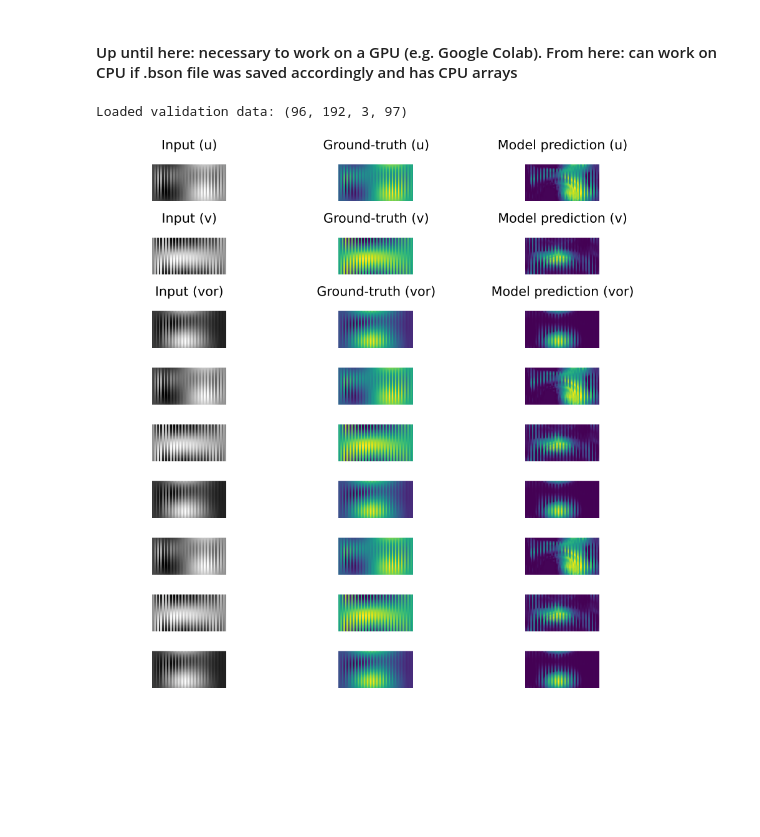
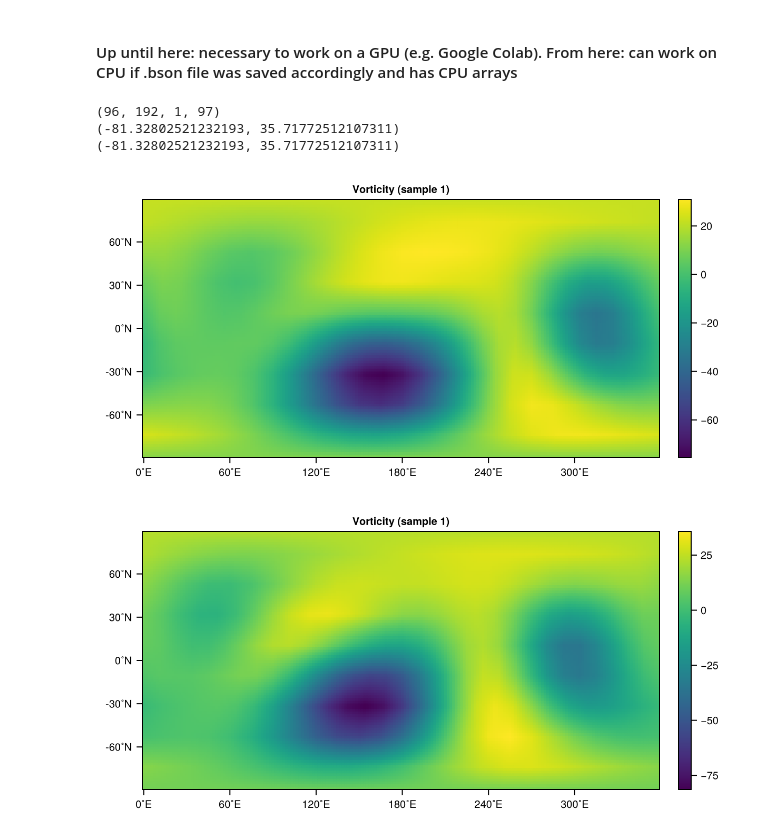
Before and after one commit to marcelovilla/neural-vortex, a Jupyter notebook: models/FNO/FNO2D.ipynb, the cells around one changed output. Drawn from its saved outputs; the diff is of its cells as text; code cells hidden in the pictures; blank space fills up the shorter version.

Commit message:
feat: added error plotting and fixed plotting

```diff
--- a/models/FNO/FNO2D.ipynb
+++ b/models/FNO/FNO2D.ipynb
@@ -649,34 +663,31 @@ i = 1:3
 inputs, ground_truth, predictions = x_valid[:,:,:,i], y_valid[:,:,:,i], pred[:,:,:,i]
 fig = create_comparison_figure(inputs, ground_truth, predictions)
 display(fig)
-# %%
-# see file fno_trunc_5_cpu_100.bson : contains FNO learnings on truncation level 5 for 100 epochs
-
-
-# THIS IS AN EXAMPLE FOR TRUNCATION 5, EPOCH 100
-
-
-using BSON: @load as @bsonload
-using JLD2: @load as @jldload
-using Flux, Plots
-
-trunc = 5
-
-# load CPU model + training data
-@bsonload "fno_trunc_$(trunc)_cpu_100.bson" fno_cpu opt_state_cpu losses
-
-# validation data
-filepath = "fno_trunc_$(trunc).jld2"
-@jldload filepath x_valid y_valid
-
-println("Loaded validation data: ", size(x_valid))
-
-pred = fno_cpu(x_valid)
-
-i = 1:3
-inputs, ground_truth, predictions = x_valid[:,:,:,i], y_valid[:,:,:,i], pred[:,:,:,i]
-fig = create_comparison_figure(inputs, ground_truth, predictions)
-display(fig)
-# %% [output]
-Loaded validation data: (96, 192, 3, 97)
-[figure, removed]
+# %%
+filepath = "fno_trunc_$(trunc).jld2"
+@jldload filepath x_test y_test
+
+vor_array = x_test[:, :, 1, 97]                     # vorticity at sample 1
+println(size(x_test))               # should be (96,192,1,97)
+println(extrema(x_test[:,:,1,1]))   # timestep 384
+println(extrema(x_test[:,:,1, 1]))   # timestep 385
+vor_field = FullGaussianGrid(vor_array, input_as=Matrix)
+CM.heatmap(vor_field, title="Vorticity (sample 1)")
+# %% [output]
+(96, 192, 1, 97)
+(-81.32802521232193, 35.71772512107311)
+(-81.32802521232193, 35.71772512107311)
+[figure, added]
+# %%
+using CairoMakie
+CM = CairoMakie
+
+data = JLD2.load("/Users/helenakohler/Documents/TUM_CSE/2_SS25/MMLDS/neural-vortex/run_0001/trunc_5.jld2")
+diag = data["output_vector"][382][2]
+
+vor_arr = octa_to_rect_grid(diag.grid.vor_grid; nlat=96, nlon=192)
+vor_grid = FullGaussianGrid(vor_arr, input_as=Matrix )
+
+CM.heatmap(vor_grid, title="Vorticity (sample 1)")
+# %% [output]
+[figure, added]
```
Also changed, not shown: parts of 16 cells of this notebook, 3 other files.
